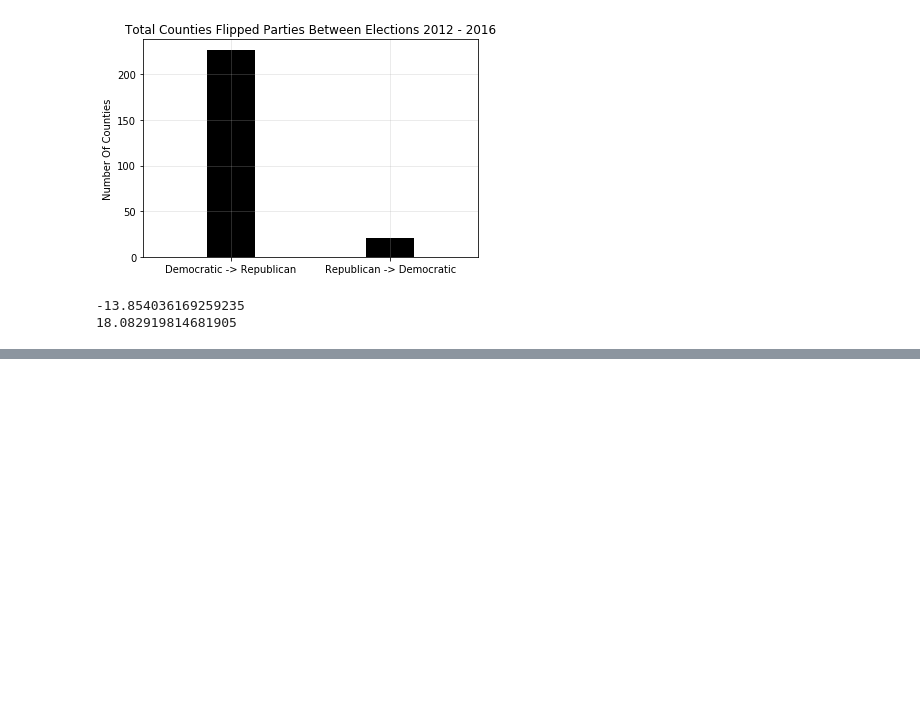
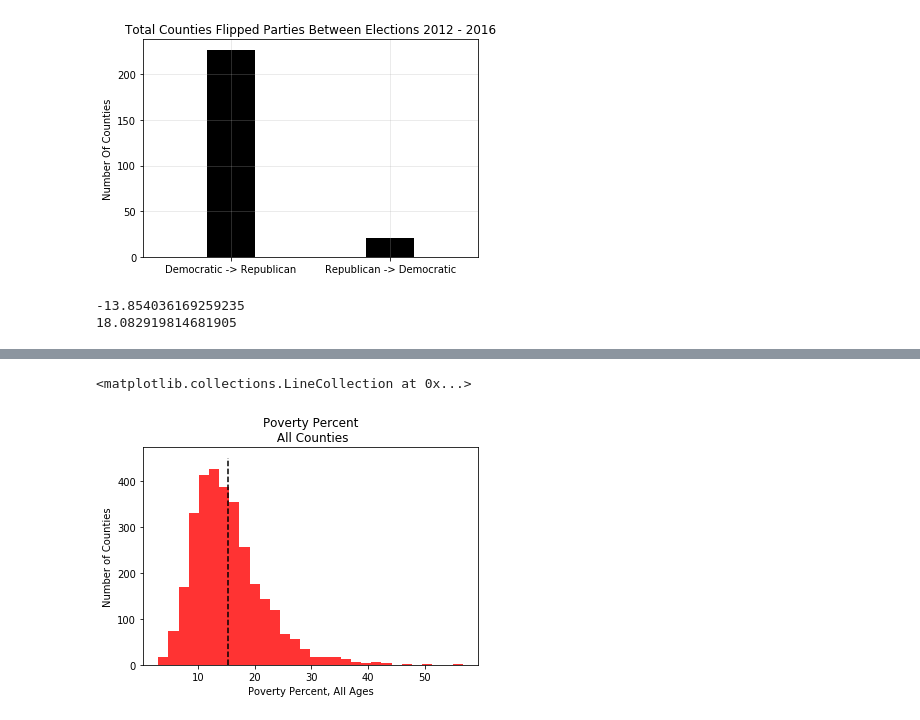
Before and after one commit to muditmathur11/bcmj, a Jupyter notebook: Project/Election_Project.ipynb, the cells around one changed output, grey strips where cells are left out. Drawn from its saved outputs; the diff is of its cells as text; code cells hidden in the pictures; blank space fills up the shorter version.

```diff
--- a/Project/Election_Project.ipynb
+++ b/Project/Election_Project.ipynb
@@ -337,0 +340,9 @@ print(percent_change_rep)
+# %%
+election_merged['Poverty Percent, All Ages'].plot(kind="hist", bins=30, alpha = 0.8, color = 'r')
+plt.xlabel("Poverty Percent, All Ages")
+plt.ylabel("Number of Counties")
+plt.title("Poverty Percent\n All Counties")
+plt.vlines(election_merged['Poverty Percent, All Ages'].mean(), ymin=0,ymax=450,linestyles ="dashed")
+# %% [output]
+<matplotlib.collections.LineCollection at 0x...>
+[figure, added]
```
Also changed, not shown: parts of 8 cells of this notebook.
